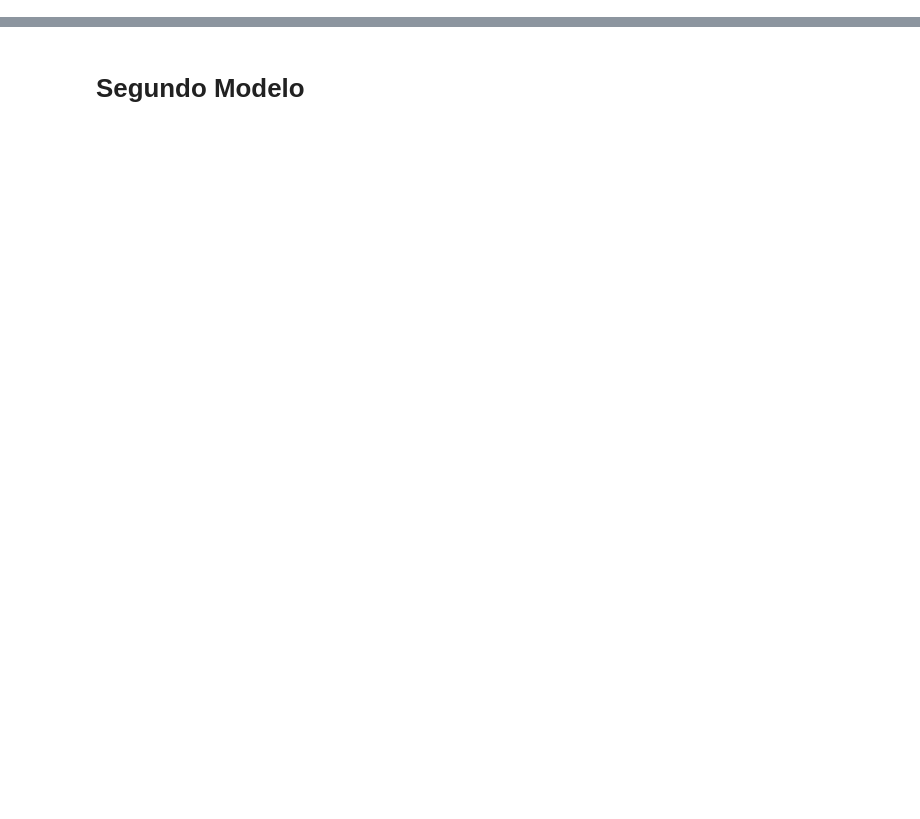
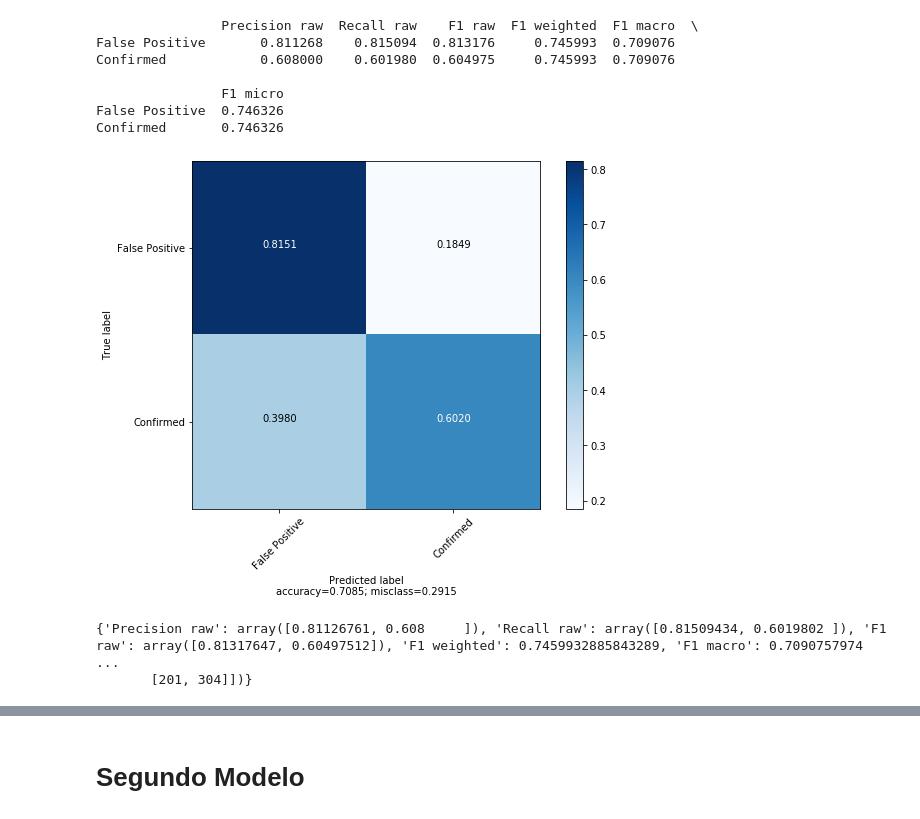
Before and after one commit to harel-coffee/PIIC19-auto, a Jupyter notebook: code/obj1/pruebas_cnn_gabo.ipynb, the cells around one changed output, grey strips where cells are left out. Cells and saved outputs as stored; diff of their text form; code cells hidden in the pictures; blank space fills up the shorter version.

```diff
--- a/code/obj1/pruebas_cnn_gabo.ipynb
+++ b/code/obj1/pruebas_cnn_gabo.ipynb
@@ -83,0 +364,14 @@ model.fit(x_train, y_train, batch_size=100, epochs=350, verbose=1)
+# %%
+predichos=model1.predict_classes(x_val)
+print (calculate_metrics(y_val,predichos,'[VAL] Confusion Matrix 50 epochs CNN 1'))
+# %% [output]
+                Precision raw  Recall raw    F1 raw  F1 weighted  F1 macro  \
+False Positive       0.811268    0.815094  0.813176     0.745993  0.709076
+Confirmed            0.608000    0.601980  0.604975     0.745993  0.709076
+
+                F1 micro
+False Positive  0.746326
+Confirmed       0.746326
+[figure, added]
+{'Precision raw': array([0.81126761, 0.608     ]), 'Recall raw': array([0.81509434, 0.6019802 ]), 'F1 raw': array([0.81317647, 0.60497512]), 'F1 weighted': 0.7459932885843289, 'F1 macro': 0.7090757974 ...
+       [201, 304]])}
```
Also changed, not shown: parts of 47 cells of this notebook, 5 other files.
